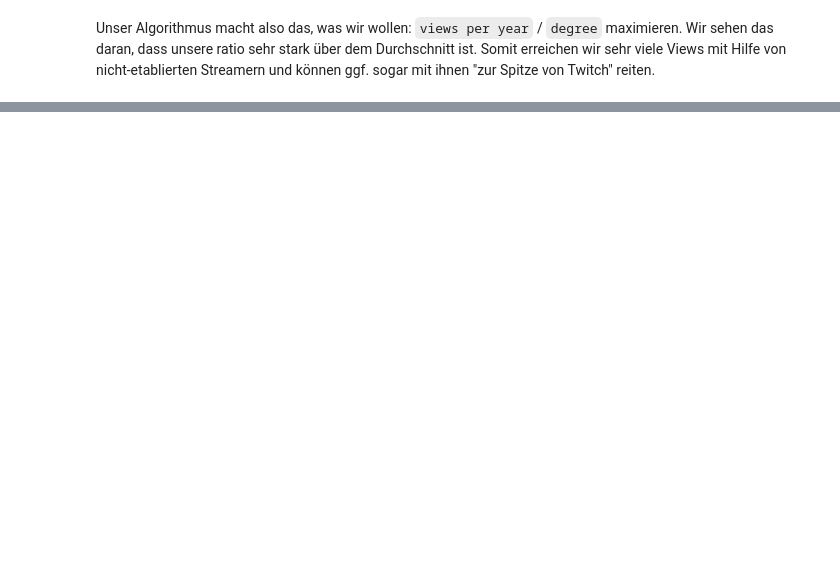
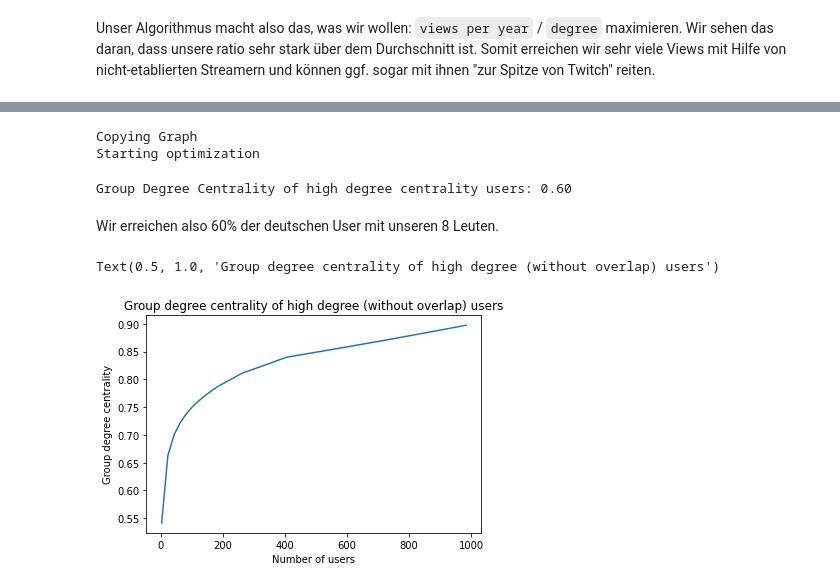
Before and after one commit to kenfus/SAN, a Jupyter notebook: main.ipynb, the cells around one changed output, grey strips where cells are left out. Cells and saved outputs as stored; diff of their text form; code cells hidden in the pictures; blank space fills up the shorter version.

```diff
--- a/main.ipynb
+++ b/main.ipynb
@@ -665,0 +711,2 @@ Unser Algorithmus macht also das, was wir wollen: `views per year` / `degree` ma
+# %%
+MAX_VERTRÄGE = 8
@@ -665,0 +767,28 @@ Unser Algorithmus macht also das, was wir wollen: `views per year` / `degree` ma
+# %%
+high_degree_centrality_users = maximize_group_degree_centrality(G_de, MAX_VERTRÄGE)
+# %% [output]
+Copying Graph
+Starting optimization
+# %%
+print(f'Group Degree Centrality of high degree centrality users: {nx.group_degree_centrality(G_de, high_degree_centrality_users):.2f}')
+# %% [output]
+Group Degree Centrality of high degree centrality users: 0.60
+# %% [markdown]
+Wir erreichen also 60% der deutschen User mit unseren 8 Leuten.
+# %%
+range_of_max_users = range(3, 1000, 20)
+
+##
+group_degree_centralities = []
+for max_users in range_of_max_users:
+    high_degree_centrality_users = maximize_group_degree_centrality(G_de, max_users, verbose=False)
+    group_degree_centralities.append(nx.group_degree_centrality(G_de, high_degree_centrality_users))
+# %%
+plt.plot(range_of_max_users, group_degree_centralities)
+plt.xlabel('Number of users')
+plt.ylabel('Group degree centrality')
+plt.title('Group degree centrality of high degree (without overlap) users')
+plt.show()
+# %% [output]
+Text(0.5, 1.0, 'Group degree centrality of high degree (without overlap) users')
+[figure, added]
```
Also changed, not shown: parts of 42 cells of this notebook.
